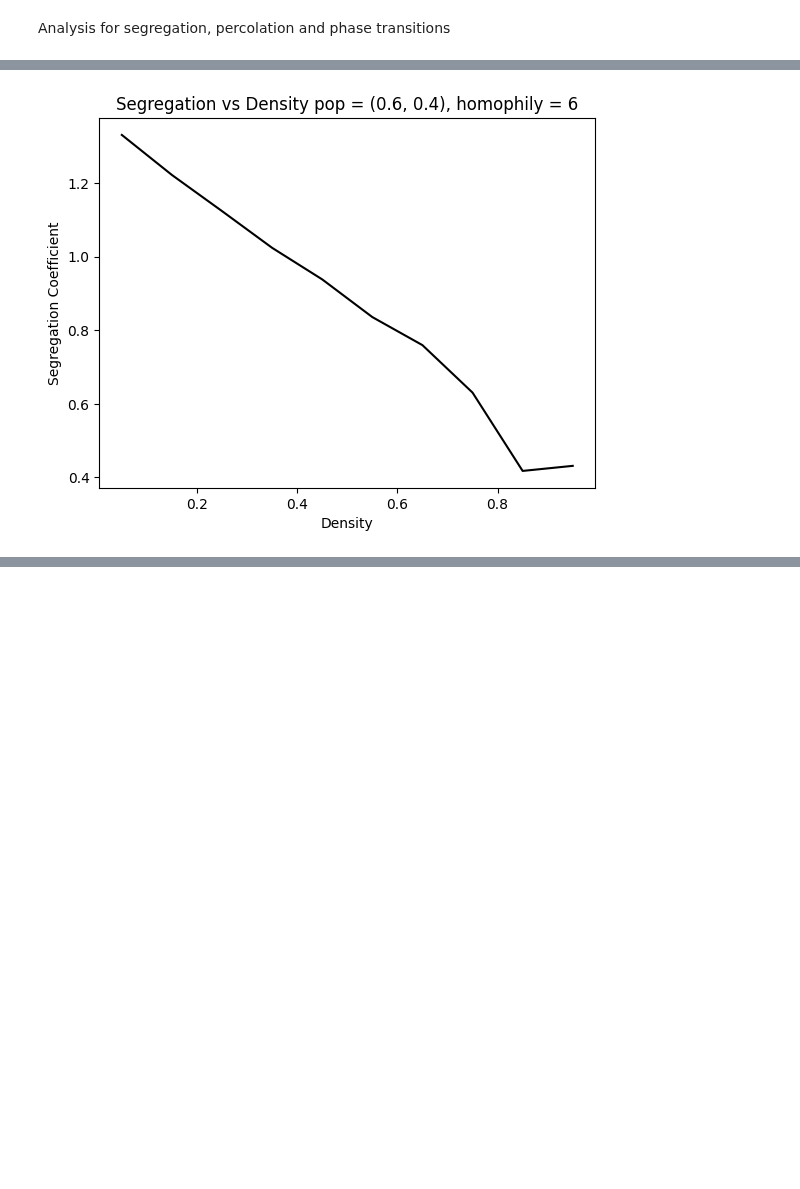
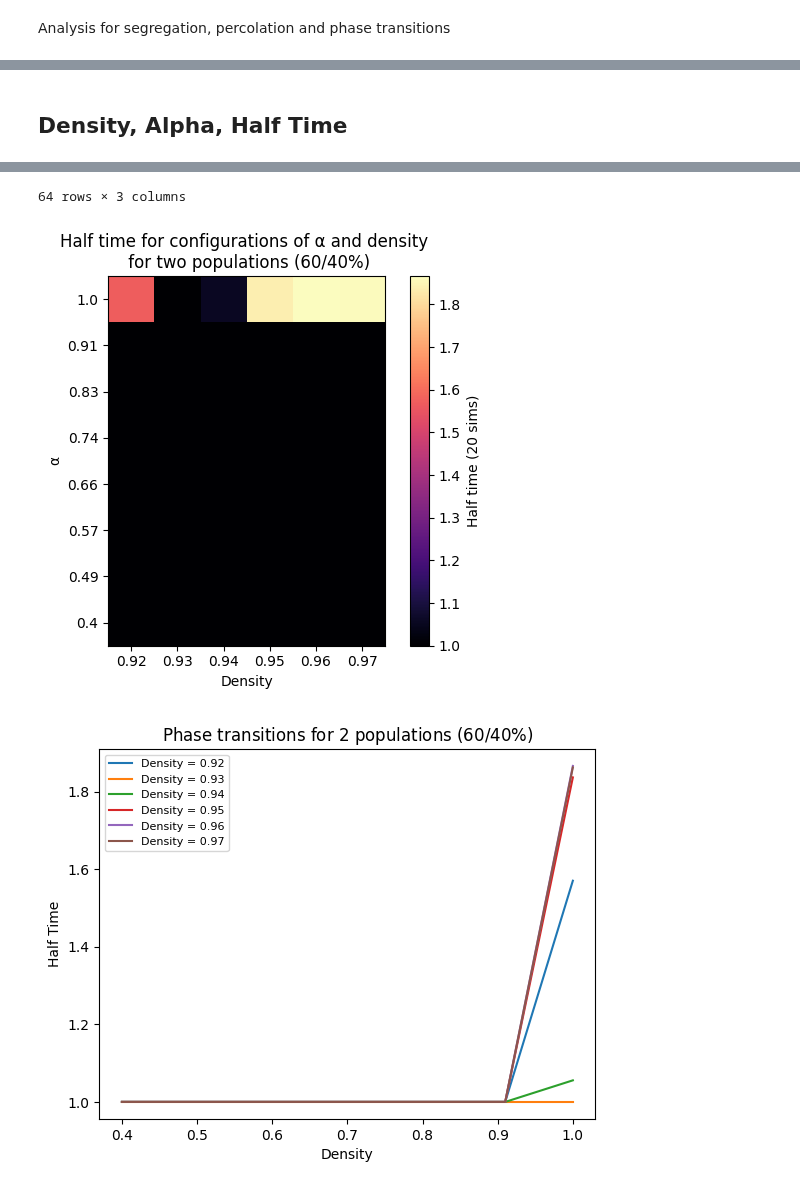
Before and after one commit to aM0NKE/ComplexSystemSimulation, a Jupyter notebook: mesa-schelling/phase_analysis.ipynb, the cells around one changed output, grey strips where cells are left out. Drawn from its saved outputs; the diff is of its cells as text; code cells hidden in the pictures; blank space fills up the shorter version.

Commit message:
THE GREAT RESET

```diff
--- a/mesa-schelling/phase_analysis.ipynb
+++ b/mesa-schelling/phase_analysis.ipynb
@@ -494,17 +501,2 @@ plt.show()
-# %%
-density_values = np.linspace(0.05,0.95, num=10)
-segregation_list = []
-for density in density_values:
-    model = Schelling(size=100, density=density, fixed_areas_pc=0.0, pop_weights=(0.6,0.4), homophily=6, cluster_threshold=4, alpha=5, stopping_threshold=5)
-    while model.running and model.schedule.steps < 100:
-        model.step()
-    segregation = model.cluster_coefficient
-    segregation_list.append(segregation)
-
-plt.plot(density_values, segregation_list, 'k-')
-plt.title('Segregation vs Density pop = (0.6, 0.4), homophily = 6')
-plt.xlabel('Density')
-plt.ylabel('Segregation Coefficient')
-plt.show()
-# %% [output]
-[figure, removed]
+# %% [markdown]
+## Density, Alpha, Half Time
@@ -510,0 +540,47 @@ plt.show()
+# %%
+grouped_df = df.groupby(['density', 'alpha'])['half_time'].mean().reset_index()
+display(grouped_df)
+
+grouped_df['density'] = grouped_df['density'].round(2)
+grouped_df['alpha'] = grouped_df['alpha'].round(2)
+
+
+density_values = grouped_df['density'].unique()
+alpha_values = grouped_df['alpha'].unique()
+
+
+half_time = np.zeros((len(alpha_values), len(density_values)))
+# for i, n in enumerate(alpha_values):
+#     for j, h in enumerate(density_values):
+#         mask = (grouped_df['density'] == h) & (grouped_df['alpha'] == n)
+#         half_time[i, j] = grouped_df.loc[mask, 'half_time']
+
+for i, n in enumerate(alpha_values):
+    for j, h in enumerate(density_values):
+        mask = (grouped_df['density'] == h) & (grouped_df['alpha'] == n)
+        half_time[i, j] = grouped_df.loc[mask, 'half_time'].iloc[0]
+
+
+plt.imshow(half_time, cmap="magma", origin="lower")
+plt.xticks(range(len(density_values)), density_values)
+plt.yticks(range(len(alpha_values)), alpha_values)
+plt.colorbar(label='Half time (20 sims)')
+plt.xlabel("Density")
+plt.ylabel("α")
+plt.title("Half time for configurations of α and density \n for two populations (60/40%)")
+plt.savefig("half_time_heatmap.png", dpi = 200)
+plt.show()
+
+
+
+for i, column in enumerate(half_time.T):
+    density = density_values[i]
+    plt.title(r'Phase transitions for 2 populations $(60/40\%)$')
+    plt.plot(alpha_values, column, label=r'Density = %.2f' % (density))
+    plt.xlabel('Density')
+    plt.ylabel('Half Time')
+
+plt.legend(prop={'size': 8})
+plt.savefig('halftime_phase.png', dpi=300)
+plt.show()
+# %% [output]
@@ -510,0 +599,3 @@ plt.show()
+64 rows × 3 columns
+[figure, added]
+[figure, added]
```
Also changed, not shown: parts of 7 cells of this notebook, 24 other files.
